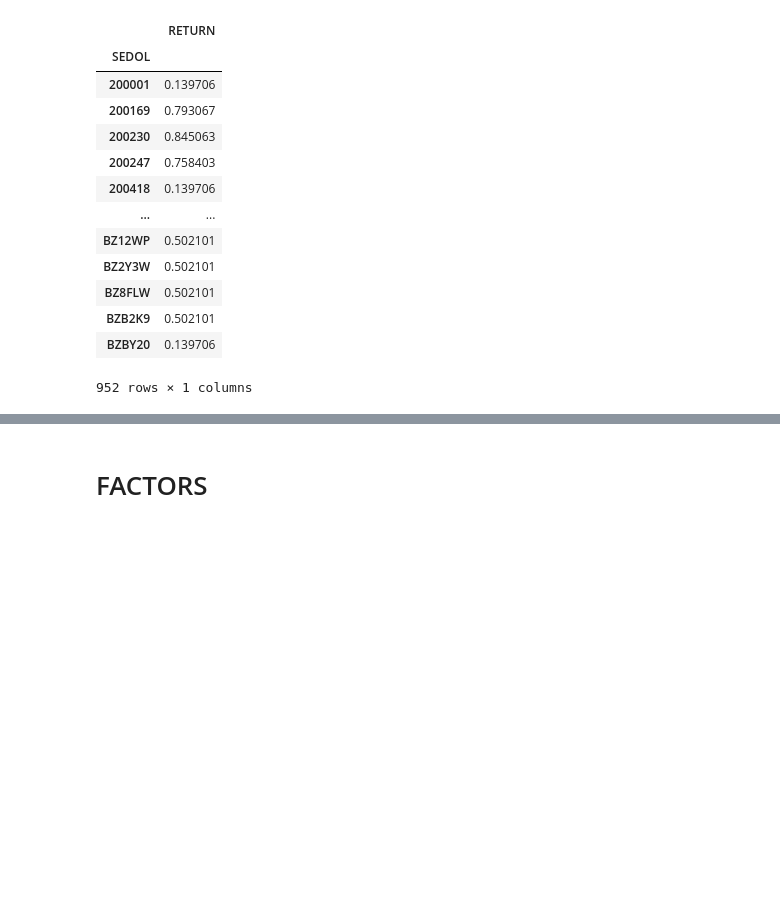
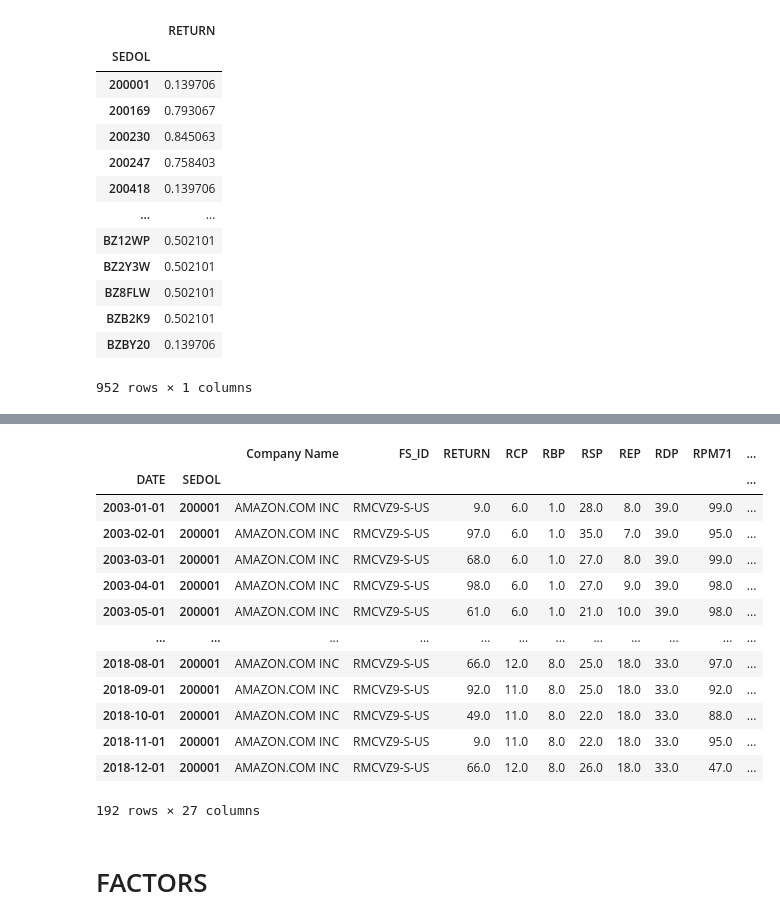
Before and after one commit to layoups/multi-factor-portfolio-construction, a Jupyter notebook: testing.ipynb, the cells around one changed output, grey strips where cells are left out. Drawn from its saved outputs; the diff is of its cells as text; code cells hidden in the pictures; blank space fills up the shorter version.

Commit message:
target variable

```diff
--- a/testing.ipynb
+++ b/testing.ipynb
@@ -59,3 +59,12 @@ predictions.loc["2006-01-01", "AdaBoost"].prod
 | BZB2K9 | 0.502101 |
 | BZBY20 | 0.139706 |
 952 rows × 1 columns
+# %%
+factors_subset = pd.read_csv(
+    "data/rus1000_stocks_factors_subset.csv",
+    converters={"DATE": lambda x: pd.to_datetime(x) + pd.offsets.MonthBegin(1)},
+    # parse_dates=["DATE"],
+    index_col=[1, 0]
+).sort_index()
+# %%
+factors_subset["TARGET"] = factors_subset.groupby(level=1).RETURN.shift(-1)
@@ -62,3 +87,20 @@ predictions.loc["2006-01-01", "AdaBoost"].prod
+# %%
+factors_subset.loc[(slice(None), 200001), :]
+# %% [output]
+|  |  | Company Name | FS_ID | RETURN | RCP | RBP | RSP | REP | RDP | RPM71 | ... |
+| DATE | SEDOL |  |  |  |  |  |  |  |  |  | ... |
+| 2003-01-01 | 200001 | AMAZON.COM INC | RMCVZ9-S-US | 9.0 | 6.0 | 1.0 | 28.0 | 8.0 | 39.0 | 99.0 | ... |
+| 2003-02-01 | 200001 | AMAZON.COM INC | RMCVZ9-S-US | 97.0 | 6.0 | 1.0 | 35.0 | 7.0 | 39.0 | 95.0 | ... |
+| 2003-03-01 | 200001 | AMAZON.COM INC | RMCVZ9-S-US | 68.0 | 6.0 | 1.0 | 27.0 | 8.0 | 39.0 | 99.0 | ... |
+| 2003-04-01 | 200001 | AMAZON.COM INC | RMCVZ9-S-US | 98.0 | 6.0 | 1.0 | 27.0 | 9.0 | 39.0 | 98.0 | ... |
+| 2003-05-01 | 200001 | AMAZON.COM INC | RMCVZ9-S-US | 61.0 | 6.0 | 1.0 | 21.0 | 10.0 | 39.0 | 98.0 | ... |
+| ... | ... | ... | ... | ... | ... | ... | ... | ... | ... | ... | ... |
+| 2018-08-01 | 200001 | AMAZON.COM INC | RMCVZ9-S-US | 66.0 | 12.0 | 8.0 | 25.0 | 18.0 | 33.0 | 97.0 | ... |
+| 2018-09-01 | 200001 | AMAZON.COM INC | RMCVZ9-S-US | 92.0 | 11.0 | 8.0 | 25.0 | 18.0 | 33.0 | 92.0 | ... |
+| 2018-10-01 | 200001 | AMAZON.COM INC | RMCVZ9-S-US | 49.0 | 11.0 | 8.0 | 22.0 | 18.0 | 33.0 | 88.0 | ... |
+| 2018-11-01 | 200001 | AMAZON.COM INC | RMCVZ9-S-US | 9.0 | 11.0 | 8.0 | 22.0 | 18.0 | 33.0 | 95.0 | ... |
+| 2018-12-01 | 200001 | AMAZON.COM INC | RMCVZ9-S-US | 66.0 | 12.0 | 8.0 | 26.0 | 18.0 | 33.0 | 47.0 | ... |
+192 rows × 27 columns
 # %% [markdown]
 # FACTORS
 # %%
```
Also changed, not shown: parts of 1 cell of this notebook, 3 other files.
